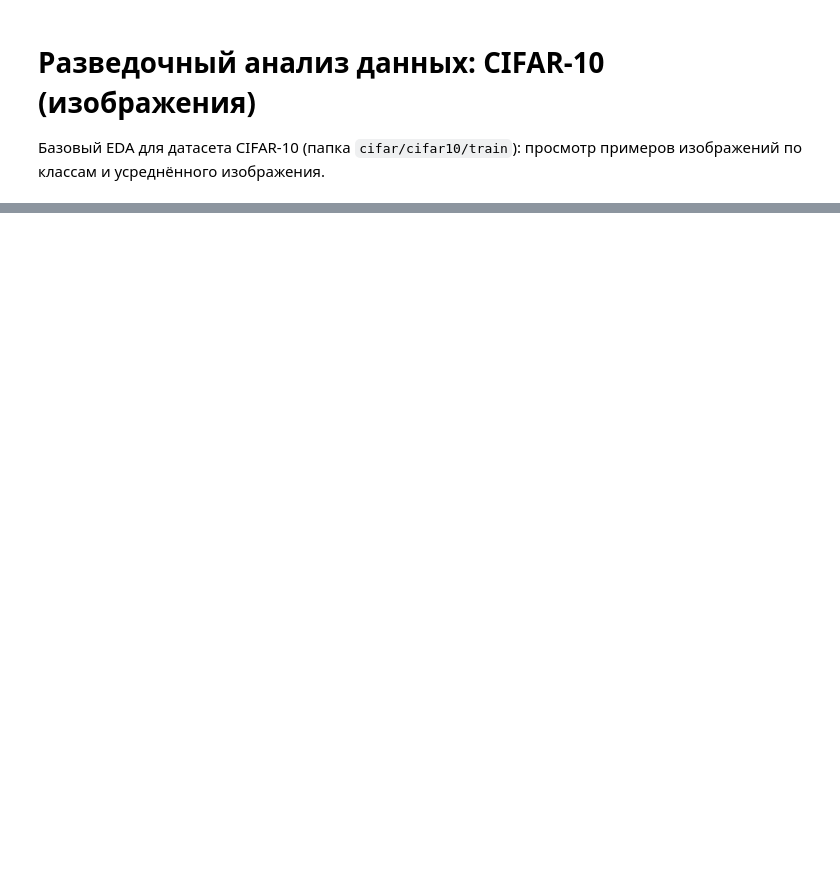
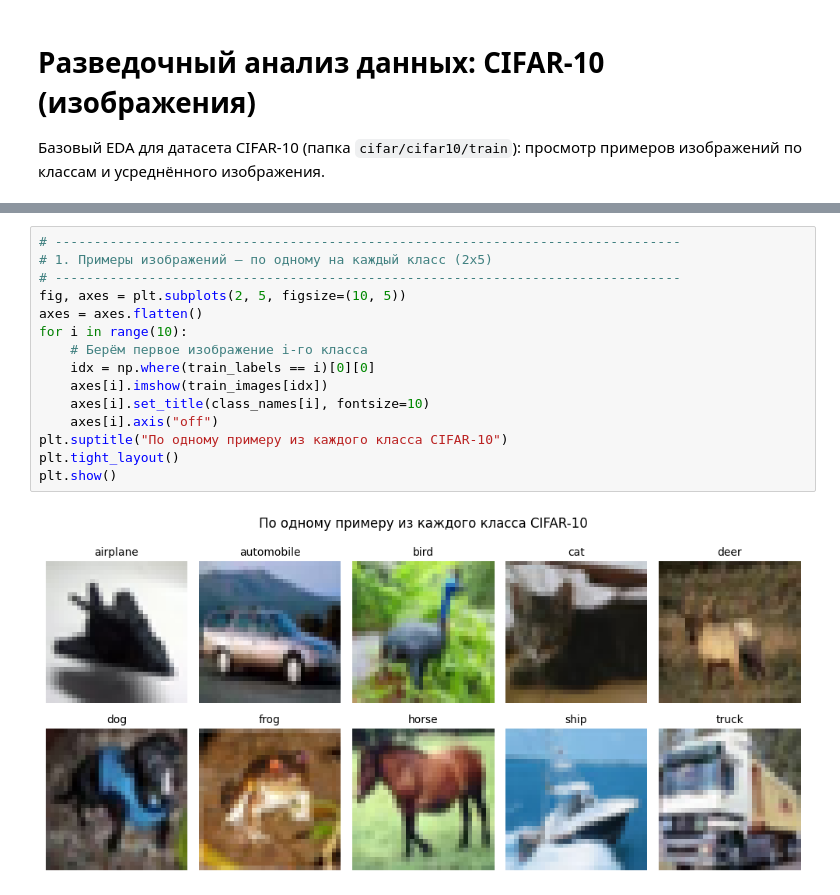
Before and after one commit to Tetif/diploma, a Jupyter notebook: notebooks/eda_cifar10.ipynb, the cells around one changed output, grey strips where cells are left out. Saved outputs shown, nothing was run; the diff lists cells and outputs as text; blank space fills up the shorter version.

```diff
--- a/notebooks/eda_cifar10.ipynb
+++ b/notebooks/eda_cifar10.ipynb
@@ -65,0 +50,17 @@ if len(train_images) > 0:
+# %%
+# --------------------------------------------------------------------------------
+# 1. Примеры изображений – по одному на каждый класс (2x5)
+# --------------------------------------------------------------------------------
+fig, axes = plt.subplots(2, 5, figsize=(10, 5))
+axes = axes.flatten()
+for i in range(10):
+    # Берём первое изображение i-го класса
+    idx = np.where(train_labels == i)[0][0]
+    axes[i].imshow(train_images[idx])
+    axes[i].set_title(class_names[i], fontsize=10)
+    axes[i].axis("off")
+plt.suptitle("По одному примеру из каждого класса CIFAR-10")
+plt.tight_layout()
+plt.show()
+# %% [output]
+[figure, added]
```
Also changed, not shown: parts of 7 cells of this notebook, 1 other file.
